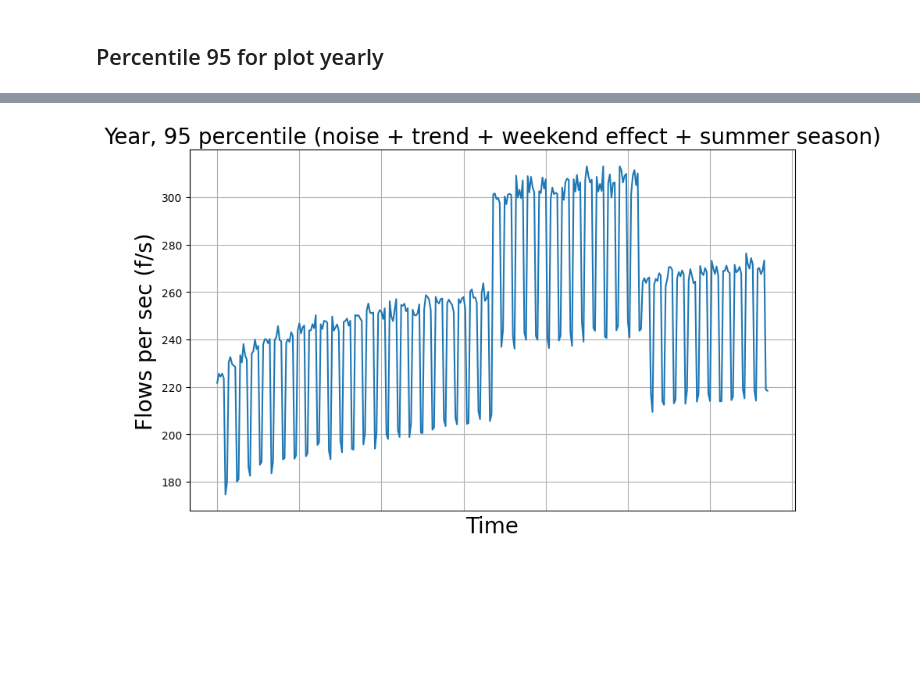
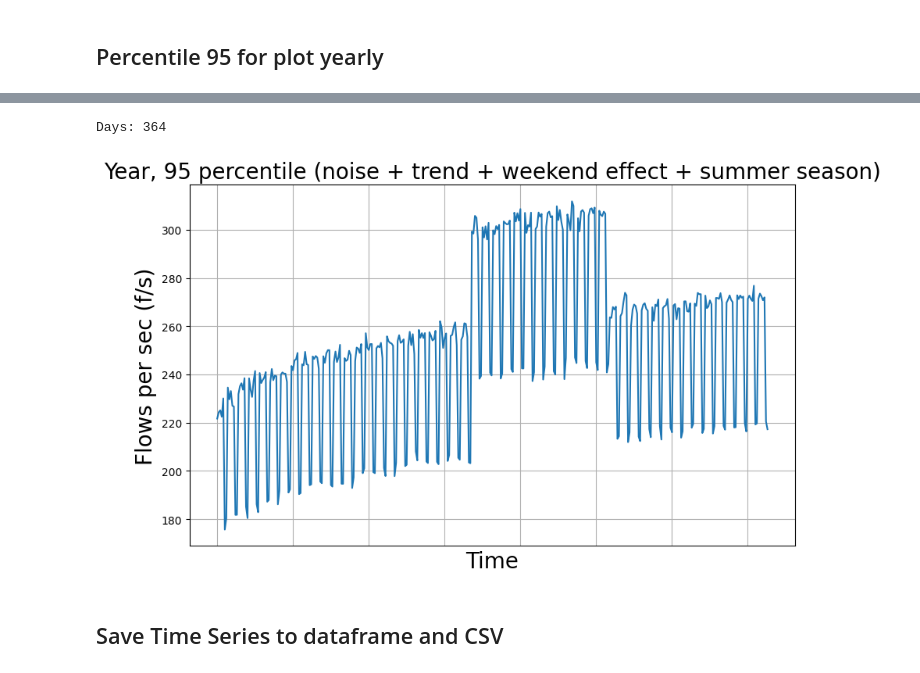
Before and after one commit to Raniita/traffic-forecast, a Jupyter notebook: notebooks/synthetic_data_linkcount.ipynb, the cells around one changed output, grey strips where cells are left out. Cells and saved outputs as stored; diff of their text form; code cells hidden in the pictures; blank space fills up the shorter version.

```diff
--- a/notebooks/synthetic_data_linkcount.ipynb
+++ b/notebooks/synthetic_data_linkcount.ipynb
@@ -265,23 +260,23 @@ plot_time_series(time_seasonal, values, label="Month (noise + trend + weekend ef
 ## Generate a year, with season and upward trend
 # %%
 # Weeks in a year, init 01-01
-weeks = 48
+weeks = 52
 
-values = []
+values_year = []
 for week in range(weeks):
     # 0 to 12 winter
     # 12 to 24 spring
     # 24 to 36 summer
     # 36 to 48 autum
     if week >=24 and week <= 36:    # Its summer
-        values.append(generate_week(flows_5min_value, beta_weekend=beta, alpha_season=1.2))
+        values_year.append(generate_week(flows_5min_value, beta_weekend=beta, alpha_season=1.2))
     else:
-        values.append(generate_week(flows_5min_value, beta_weekend=beta))
+        values_year.append(generate_week(flows_5min_value, beta_weekend=beta))
 
-values = np.concatenate(values)
-values = apply_trend(values, trend=0.35)
-values = apply_noise(values, noise=noise)
+values_year = np.concatenate(values_year)
+values_year = apply_trend(values_year, trend=0.35)
+values_year = apply_noise(values_year, noise=noise)
 
-time_seasonal = np.arange(int(day*7*weeks))
-plot_time_series(time_seasonal, values, label="Year (noise + trend + weekend effect + summer season)", mark_days=False, hide_xticks=True)
+time_year = np.arange(int(day*7*weeks))
+plot_time_series(time_year, values_year, label="Year (noise + trend + weekend effect + summer season)", mark_days=False, hide_xticks=True)
 # %% [output]
@@ -311,25 +306,30 @@ plot_time_series(time, values, label="Week with percentile 95")
 # %%
 # Weeks in a year, init 01-01
-weeks = 48
+weeks = 52
 
-values = []
+values_year_per95 = []
 for week in range(weeks):
     # 0 to 12 winter
     # 12 to 24 spring
     # 24 to 36 summer
     # 36 to 48 autum
     if week >=24 and week <= 36:    # Its summer
-        values.append(generate_week(flows_5min_value, beta_weekend=beta, alpha_season=1.2))
+        values_year_per95.append(generate_week(flows_5min_value, beta_weekend=beta, alpha_season=1.2))
     else:
-        values.append(generate_week(flows_5min_value, beta_weekend=beta))
+        values_year_per95.append(generate_week(flows_5min_value, beta_weekend=beta))
 
-values = np.concatenate(values)
-values = apply_trend(values, trend=0.35)
-values = apply_noise(values, noise=noise)
-values = apply_95percentile(values=values)
+values_year_per95 = np.concatenate(values_year_per95)
+values_year_per95 = apply_trend(values_year_per95, trend=0.35)
+values_year_per95 = apply_noise(values_year_per95, noise=noise)
+values_year_per95 = apply_95percentile(values=values_year_per95)
+
+print(f"Days: {len(values_year_per95)}")
 
 #time_seasonal = np.arange(int(day*7*weeks))
-time_seasonal = np.arange(len(values))
-plot_time_series(time_seasonal, values, label="Year, 95 percentile (noise + trend + weekend effect + summer season)", mark_days=False, hide_xticks=True)
+time_year_per95 = np.arange(len(values_year_per95))
+plot_time_series(time_year_per95, values_year_per95, label="Year, 95 percentile (noise + trend + weekend effect + summer season)", mark_days=False, hide_xticks=True)
 # %% [output]
+Days: 364
-[figure, old version]
+[figure, new version]
+# %% [markdown]
+## Save Time Series to dataframe and CSV
```
Also changed, not shown: parts of 10 cells of this notebook, 1 other file.
